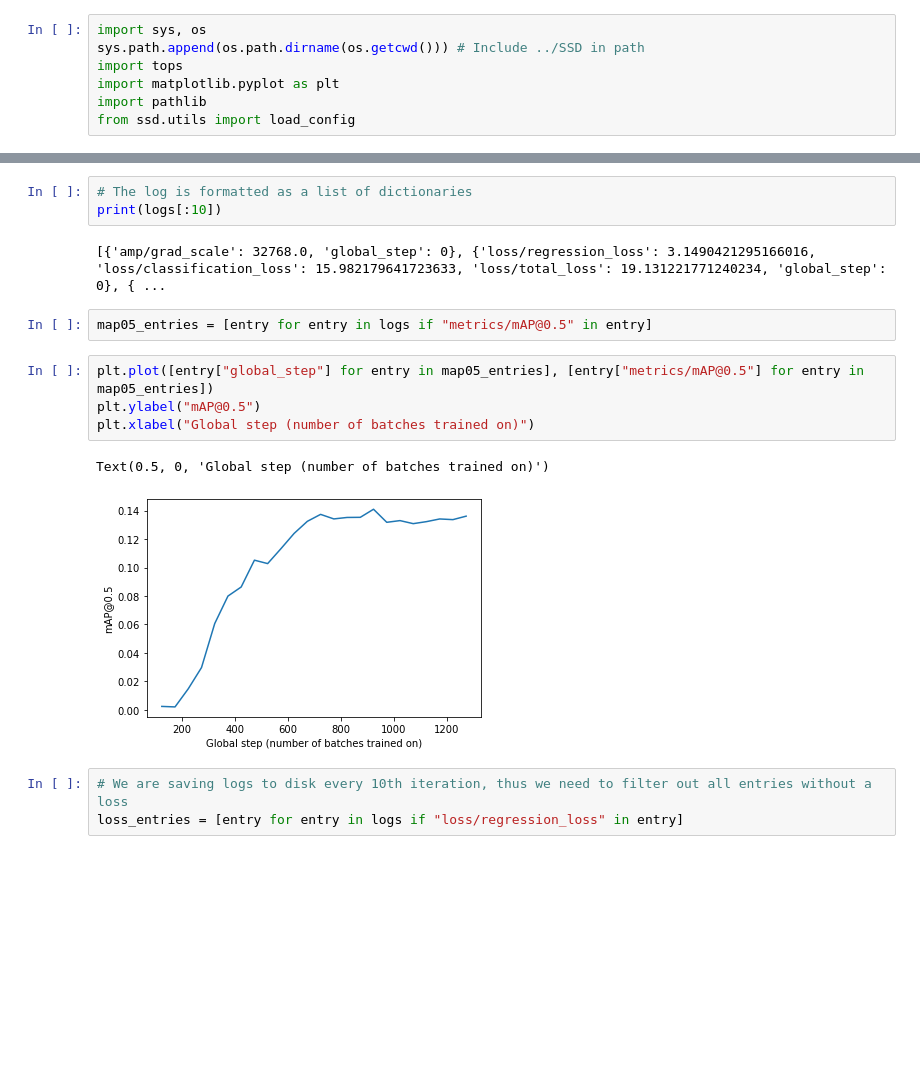
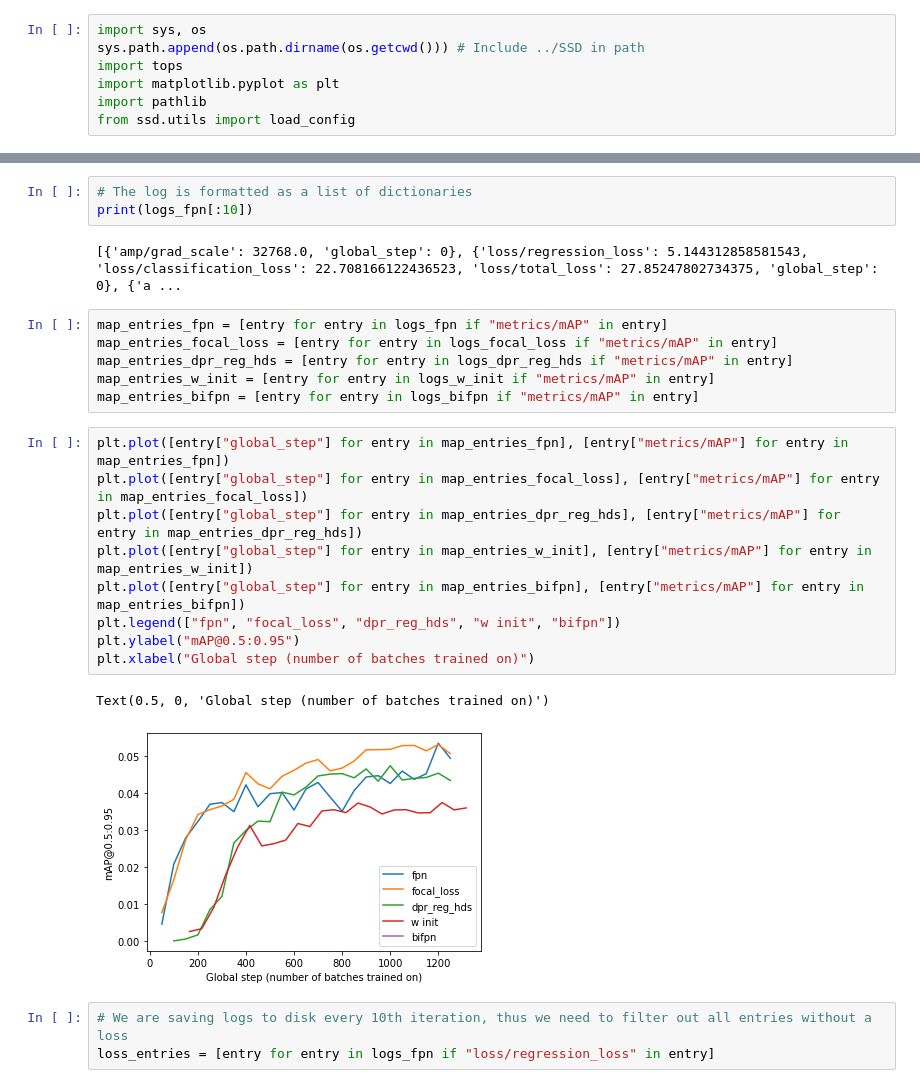
Before and after one commit to jorgenmyrvold/CV-project, a Jupyter notebook: assignment4/SSD/notebooks/plot_scalars.ipynb, the cells around one changed output, grey strips where cells are left out. Drawn from its saved outputs; the diff is of its cells as text; blank space fills up the shorter version.

```diff
--- a/assignment4/SSD/notebooks/plot_scalars.ipynb
+++ b/assignment4/SSD/notebooks/plot_scalars.ipynb
@@ -14,20 +25,29 @@ FileNotFoundError: Missing log file: ../outputs/task2_3_dpr_reg_hds/logs/scalars
 # %%
 # The log is formatted as a list of dictionaries
-print(logs[:10])
+print(logs_fpn[:10])
 # %% [output]
-[{'amp/grad_scale': 32768.0, 'global_step': 0}, {'loss/regression_loss': 3.1490421295166016, 'loss/classification_loss': 15.982179641723633, 'loss/total_loss': 19.131221771240234, 'global_step': 0}, { ...
+[{'amp/grad_scale': 32768.0, 'global_step': 0}, {'loss/regression_loss': 5.144312858581543, 'loss/classification_loss': 22.708166122436523, 'loss/total_loss': 27.85247802734375, 'global_step': 0}, {'a ...
-# %%
-map05_entries = [entry for entry in logs if "metrics/mAP@0.5" in entry]
-# %%
-plt.plot([entry["global_step"] for entry in map05_entries], [entry["metrics/mAP@0.5"] for entry in map05_entries])
-plt.ylabel("mAP@0.5")
-plt.xlabel("Global step (number of batches trained on)")
-# %% [output]
-Text(0.5, 0, 'Global step (number of batches trained on)')
-[figure, removed]
+# %%
+map_entries_fpn = [entry for entry in logs_fpn if "metrics/mAP" in entry]
+map_entries_focal_loss = [entry for entry in logs_focal_loss if "metrics/mAP" in entry]
+map_entries_dpr_reg_hds = [entry for entry in logs_dpr_reg_hds if "metrics/mAP" in entry]
+map_entries_w_init = [entry for entry in logs_w_init if "metrics/mAP" in entry]
+map_entries_bifpn = [entry for entry in logs_bifpn if "metrics/mAP" in entry]
+# %%
+plt.plot([entry["global_step"] for entry in map_entries_fpn], [entry["metrics/mAP"] for entry in map_entries_fpn])
+plt.plot([entry["global_step"] for entry in map_entries_focal_loss], [entry["metrics/mAP"] for entry in map_entries_focal_loss])
+plt.plot([entry["global_step"] for entry in map_entries_dpr_reg_hds], [entry["metrics/mAP"] for entry in map_entries_dpr_reg_hds])
+plt.plot([entry["global_step"] for entry in map_entries_w_init], [entry["metrics/mAP"] for entry in map_entries_w_init])
+plt.plot([entry["global_step"] for entry in map_entries_bifpn], [entry["metrics/mAP"] for entry in map_entries_bifpn])
+plt.legend(["fpn", "focal_loss", "dpr_reg_hds", "w init", "bifpn"])
+plt.ylabel("mAP@0.5:0.95")
+plt.xlabel("Global step (number of batches trained on)")
+# %% [output]
+Text(0.5, 0, 'Global step (number of batches trained on)')
+[figure, added]
 # %%
 # We are saving logs to disk every 10th iteration, thus we need to filter out all entries without a loss
-loss_entries = [entry for entry in logs if "loss/regression_loss" in entry]
+loss_entries = [entry for entry in logs_fpn if "loss/regression_loss" in entry]
 # %%
 plt.plot([entry["global_step"] for entry in loss_entries], [entry["loss/regression_loss"] for entry in loss_entries])
 plt.ylabel("Regression loss")
```
Also changed, not shown: parts of 3 cells of this notebook, 1 other file.
